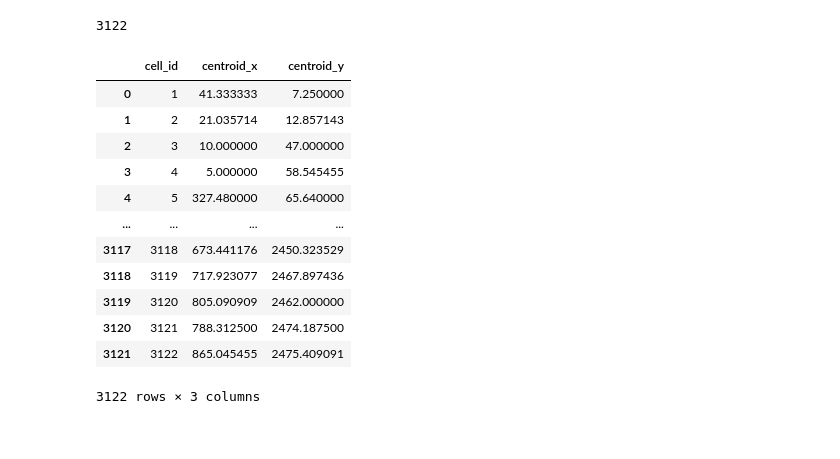
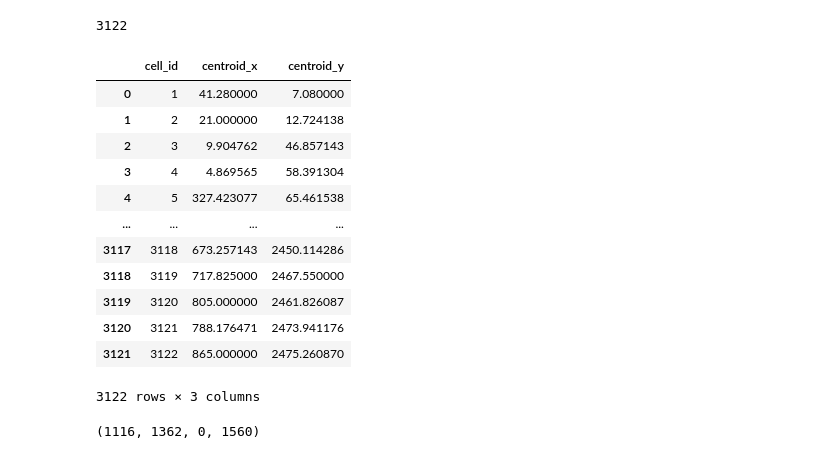
Before and after one commit to xiwang3236/Image_processing_tools, a Jupyter notebook: Solve_conflict.ipynb, the cells around one changed output. Cells and saved outputs as stored; diff of their text form; code cells hidden in the pictures.

```diff
--- a/Solve_conflict.ipynb
+++ b/Solve_conflict.ipynb
@@ -187,3 +258,9 @@ print("Reduced shape:", reduced_outlines_list.shape)
 # %% [output]
 Original shape: (103475, 3)
 Reduced shape: (69069, 3)
+# %%
+# Process to append the first row of each cell group
+Outlines_list_final = (
+    reduced_outlines_list.groupby('cell_id', group_keys=False)
+    .apply(lambda group: pd.concat([group, group.iloc[[0]]], ignore_index=True))
+)
@@ -209,19 +302,23 @@ def calculate_centroids(df):
     return centroids
 # %%
 # Calculate centroids for each cell
-centroids_df = calculate_centroids(reduced_outlines_list)
+centroids_df = calculate_centroids(Outlines_list_final)
 centroids_df
 # %% [output]
 |  | cell_id | centroid_x | centroid_y |
-| 0 | 1 | 41.333333 | 7.250000 |
-| 1 | 2 | 21.035714 | 12.857143 |
-| 2 | 3 | 10.000000 | 47.000000 |
-| 3 | 4 | 5.000000 | 58.545455 |
-| 4 | 5 | 327.480000 | 65.640000 |
+| 0 | 1 | 41.280000 | 7.080000 |
+| 1 | 2 | 21.000000 | 12.724138 |
+| 2 | 3 | 9.904762 | 46.857143 |
+| 3 | 4 | 4.869565 | 58.391304 |
+| 4 | 5 | 327.423077 | 65.461538 |
 | ... | ... | ... | ... |
-| 3117 | 3118 | 673.441176 | 2450.323529 |
-| 3118 | 3119 | 717.923077 | 2467.897436 |
-| 3119 | 3120 | 805.090909 | 2462.000000 |
-| 3120 | 3121 | 788.312500 | 2474.187500 |
-| 3121 | 3122 | 865.045455 | 2475.409091 |
+| 3117 | 3118 | 673.257143 | 2450.114286 |
+| 3118 | 3119 | 717.825000 | 2467.550000 |
+| 3119 | 3120 | 805.000000 | 2461.826087 |
+| 3120 | 3121 | 788.176471 | 2473.941176 |
+| 3121 | 3122 | 865.000000 | 2475.260870 |
 3122 rows × 3 columns
+# %%
+overlap_region
+# %% [output]
+(1116, 1362, 0, 1560)
```
Also changed, not shown: parts of 16 cells of this notebook.
